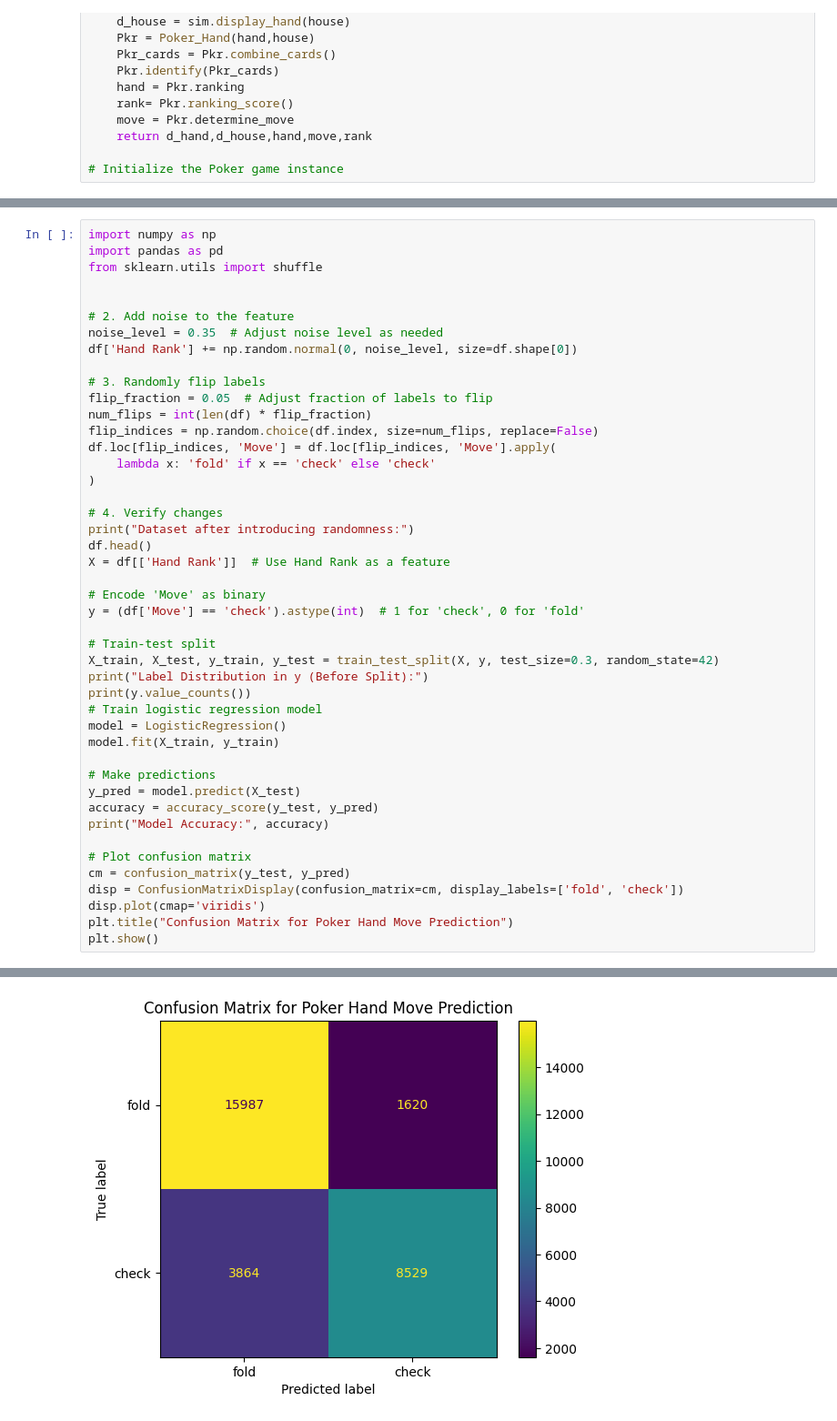
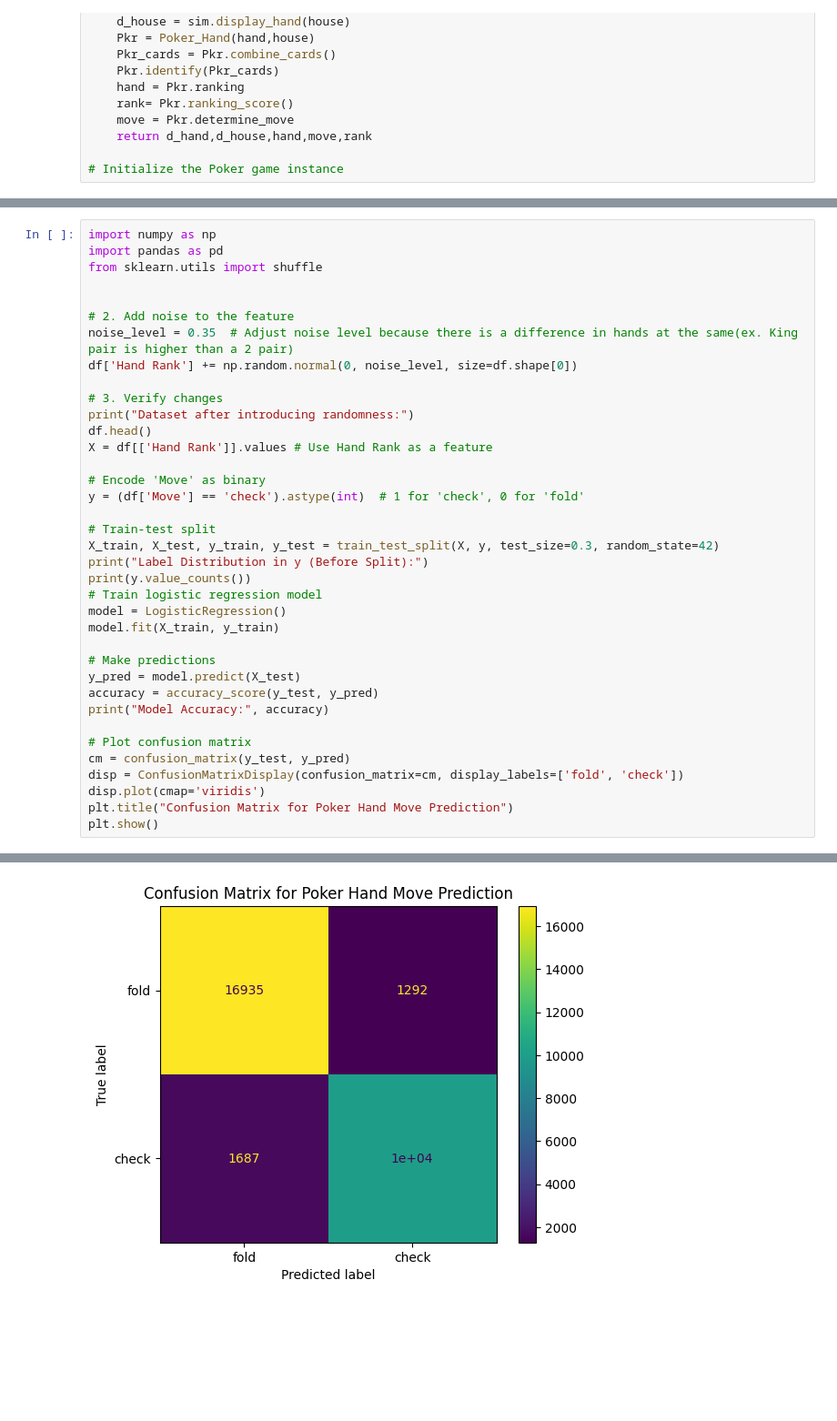
Before and after one commit to ksyron/CMSE202Project, a Jupyter notebook: Identifying_Hand_Types_DF.ipynb, the cells around one changed output, grey strips where cells are left out. Shown at 91% size. Drawn from its saved outputs; the diff is of its cells as text; blank space fills up the shorter version.

```diff
--- a/Identifying_Hand_Types_DF.ipynb
+++ b/Identifying_Hand_Types_DF.ipynb
@@ -689,21 +691,13 @@ from sklearn.utils import shuffle
 
 
 # 2. Add noise to the feature
-noise_level = 0.35  # Adjust noise level as needed
+noise_level = 0.35  # Adjust noise level because there is a difference in hands at the same(ex. King pair is higher than a 2 pair)
 df['Hand Rank'] += np.random.normal(0, noise_level, size=df.shape[0])
 
-# 3. Randomly flip labels
-flip_fraction = 0.05  # Adjust fraction of labels to flip
-num_flips = int(len(df) * flip_fraction)
-flip_indices = np.random.choice(df.index, size=num_flips, replace=False)
-df.loc[flip_indices, 'Move'] = df.loc[flip_indices, 'Move'].apply(
-    lambda x: 'fold' if x == 'check' else 'check'
-)
-
-# 4. Verify changes
+# 3. Verify changes
 print("Dataset after introducing randomness:")
 df.head()
-X = df[['Hand Rank']]  # Use Hand Rank as a feature
+X = df[['Hand Rank']].values # Use Hand Rank as a feature
 
 # Encode 'Move' as binary
 y = (df['Move'] == 'check').astype(int)  # 1 for 'check', 0 for 'fold'
@@ -738,4 +732,4 @@ Model Accuracy: 0.8172
-[figure, old version]
+[figure, new version]
 # %%
 import numpy as np
 import matplotlib.pyplot as plt
```
Also changed, not shown: parts of 6 cells of this notebook.
